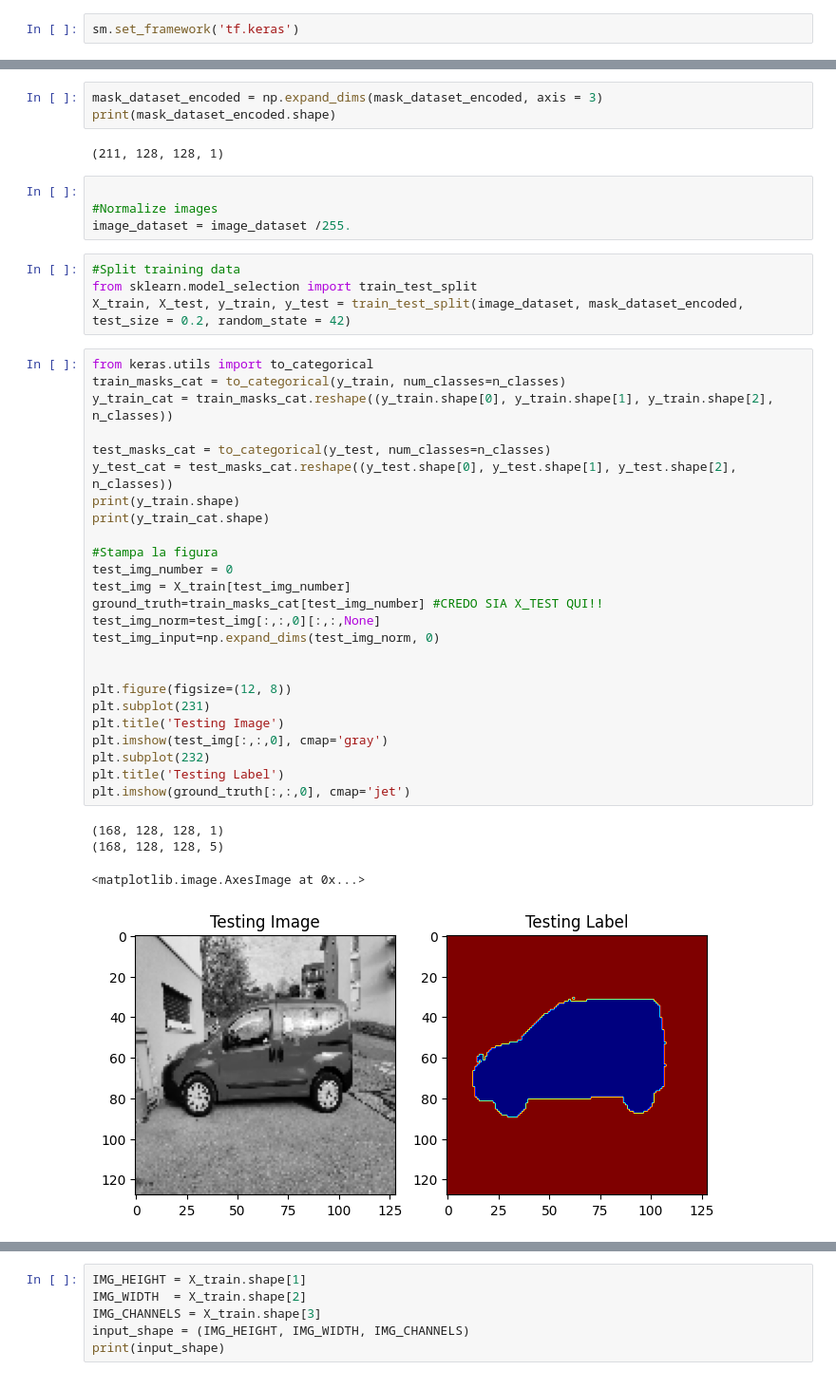
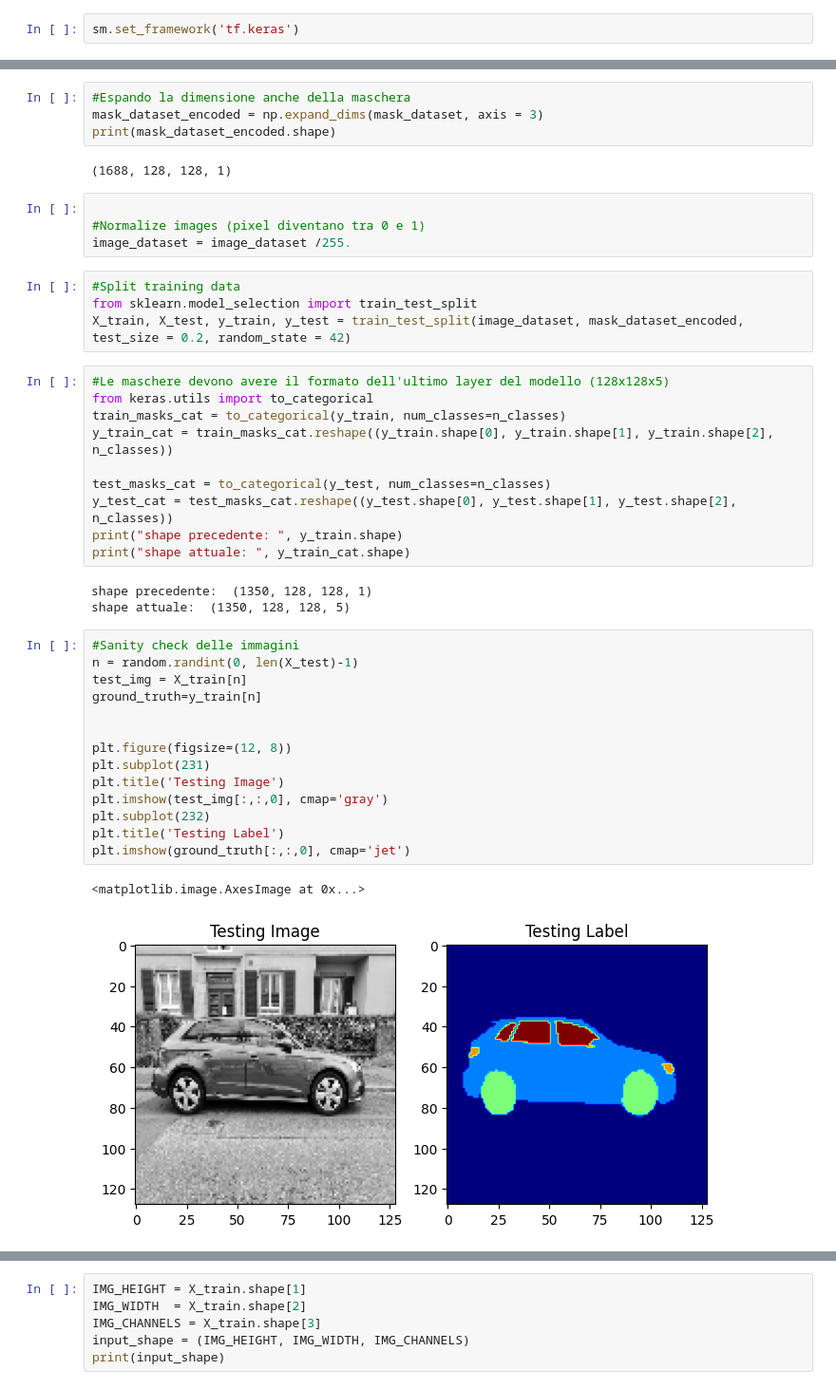
Before and after one commit to ele10-code/Deep_Learning, a Jupyter notebook: UNet6.ipynb, the cells around one changed output, grey strips where cells are left out. Shown at 95% size. Cells and saved outputs as stored; diff of their text form.

```diff
--- a/UNet6.ipynb
+++ b/UNet6.ipynb
@@ -91,48 +94,49 @@ np.unique(mask_dataset_encoded)
 # %% [output]
 array([0, 1, 2, 3, 4], dtype=int64)
 # %%
-mask_dataset_encoded = np.expand_dims(mask_dataset_encoded, axis = 3)
+#Espando la dimensione anche della maschera
+mask_dataset_encoded = np.expand_dims(mask_dataset, axis = 3)
 print(mask_dataset_encoded.shape)
 # %% [output]
-(211, 128, 128, 1)
+(1688, 128, 128, 1)
 # %%
 
-#Normalize images
+#Normalize images (pixel diventano tra 0 e 1)
 image_dataset = image_dataset /255.
 # %%
 #Split training data
 from sklearn.model_selection import train_test_split
 X_train, X_test, y_train, y_test = train_test_split(image_dataset, mask_dataset_encoded, test_size = 0.2, random_state = 42)
 # %%
+#Le maschere devono avere il formato dell'ultimo layer del modello (128x128x5)
 from keras.utils import to_categorical
 train_masks_cat = to_categorical(y_train, num_classes=n_classes)
 y_train_cat = train_masks_cat.reshape((y_train.shape[0], y_train.shape[1], y_train.shape[2], n_classes))
 
 test_masks_cat = to_categorical(y_test, num_classes=n_classes)
 y_test_cat = test_masks_cat.reshape((y_test.shape[0], y_test.shape[1], y_test.shape[2], n_classes))
-print(y_train.shape)
-print(y_train_cat.shape)
-
-#Stampa la figura
-test_img_number = 0
-test_img = X_train[test_img_number]
-ground_truth=train_masks_cat[test_img_number] #CREDO SIA X_TEST QUI!!
-test_img_norm=test_img[:,:,0][:,:,None]
-test_img_input=np.expand_dims(test_img_norm, 0)
-
-
-plt.figure(figsize=(12, 8))
-plt.subplot(231)
-plt.title('Testing Image')
-plt.imshow(test_img[:,:,0], cmap='gray')
-plt.subplot(232)
-plt.title('Testing Label')
-plt.imshow(ground_truth[:,:,0], cmap='jet')
+print("shape precedente: ", y_train.shape)
+print("shape attuale: ", y_train_cat.shape)
 # %% [output]
-(168, 128, 128, 1)
-(168, 128, 128, 5)
+shape precedente:  (1350, 128, 128, 1)
+shape attuale:  (1350, 128, 128, 5)
-<matplotlib.image.AxesImage at 0x...>
-[figure, removed]
+# %%
+#Sanity check delle immagini
+n = random.randint(0, len(X_test)-1)
+test_img = X_train[n]
+ground_truth=y_train[n]
+
+
+plt.figure(figsize=(12, 8))
+plt.subplot(231)
+plt.title('Testing Image')
+plt.imshow(test_img[:,:,0], cmap='gray')
+plt.subplot(232)
+plt.title('Testing Label')
+plt.imshow(ground_truth[:,:,0], cmap='jet')
+# %% [output]
+<matplotlib.image.AxesImage at 0x...>
+[figure, added]
 # %%
 # Building Unet by dividing encoder and decoder into blocks
 
```
Also changed, not shown: parts of 15 cells of this notebook, 3 other files.
